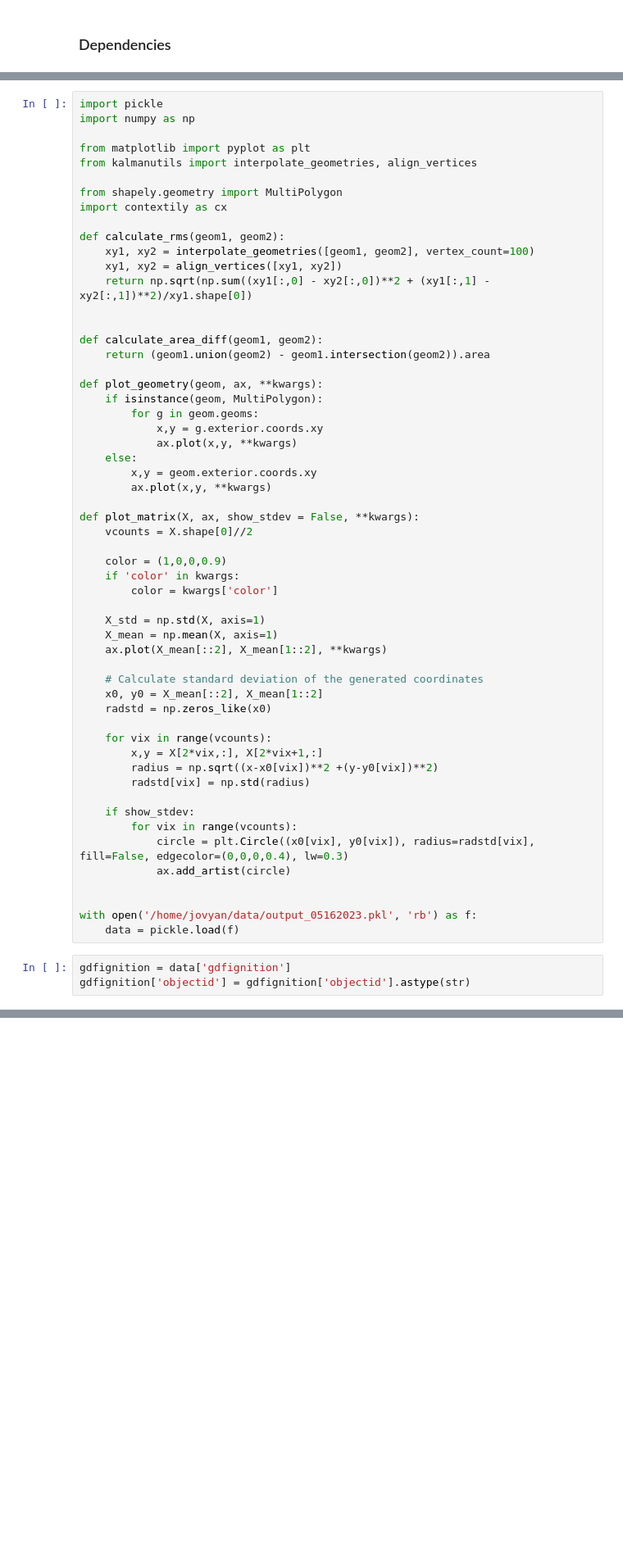
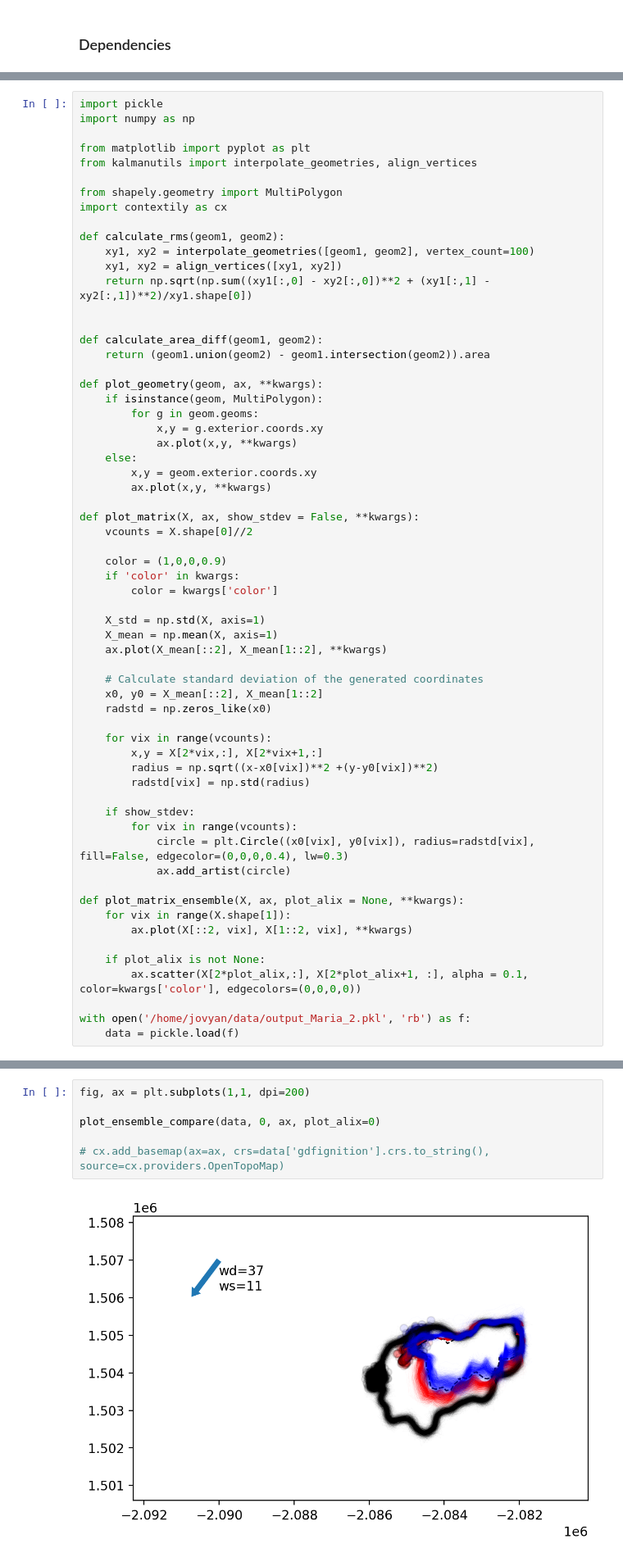
Before and after one commit to tolgacaglar/farsite-devAPI, a Jupyter notebook: src/EnKF Updates EDA (plots).ipynb, the cells around one changed output, grey strips where cells are left out. Shown at 82% size. Drawn from its saved outputs; the diff is of its cells as text; blank space fills up the shorter version.

```diff
--- a/src/EnKF Updates EDA (plots).ipynb
+++ b/src/EnKF Updates EDA (plots).ipynb
@@ -85,9 +85,12 @@ def plot_matrix(X, ax, show_stdev = False, **kwargs):
             circle = plt.Circle((x0[vix], y0[vix]), radius=radstd[vix], fill=False, edgecolor=(0,0,0,0.4), lw=0.3)
             ax.add_artist(circle)
 
+def plot_matrix_ensemble(X, ax, plot_alix = None, **kwargs):
+    for vix in range(X.shape[1]):
+        ax.plot(X[::2, vix], X[1::2, vix], **kwargs)
 
-with open('/home/jovyan/data/output_05162023.pkl', 'rb') as f:
+    if plot_alix is not None:
+        ax.scatter(X[2*plot_alix,:], X[2*plot_alix+1, :], alpha = 0.1, color=kwargs['color'], edgecolors=(0,0,0,0))
+
+with open('/home/jovyan/data/output_Maria_2.pkl', 'rb') as f:
     data = pickle.load(f)
-# %%
-gdfignition = data['gdfignition']
-gdfignition['objectid'] = gdfignition['objectid'].astype(str)
@@ -149,0 +152,8 @@ gdfupdate = gdfignition[gdfignition['objectid'].str.contains('Update')]
+# %%
+fig, ax = plt.subplots(1,1, dpi=200)
+
+plot_ensemble_compare(data, 0, ax, plot_alix=0)
+
+# cx.add_basemap(ax=ax, crs=data['gdfignition'].crs.to_string(), source=cx.providers.OpenTopoMap)
+# %% [output]
+[figure, added]
```
Also changed, not shown: parts of 21 cells of this notebook, 4 other files.
